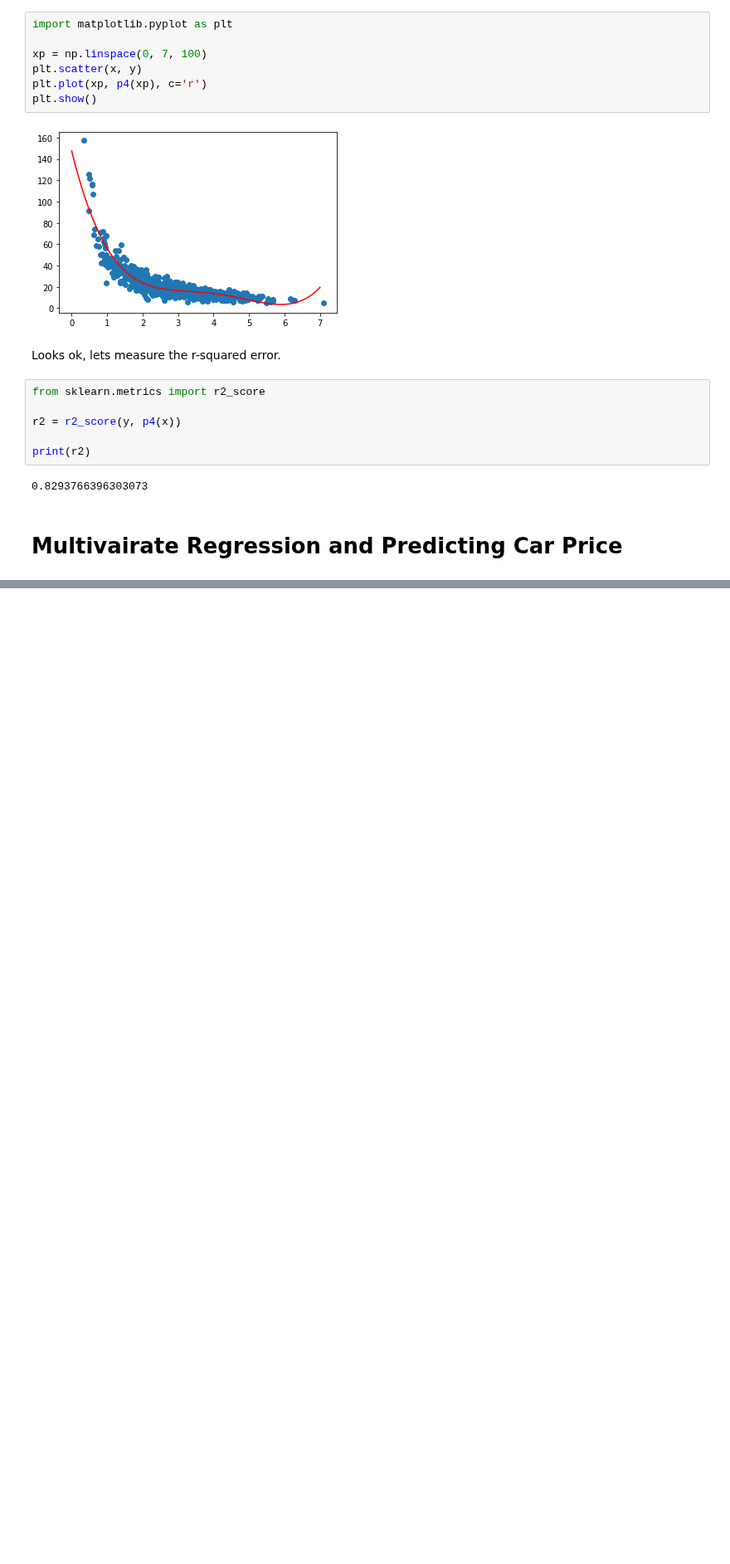
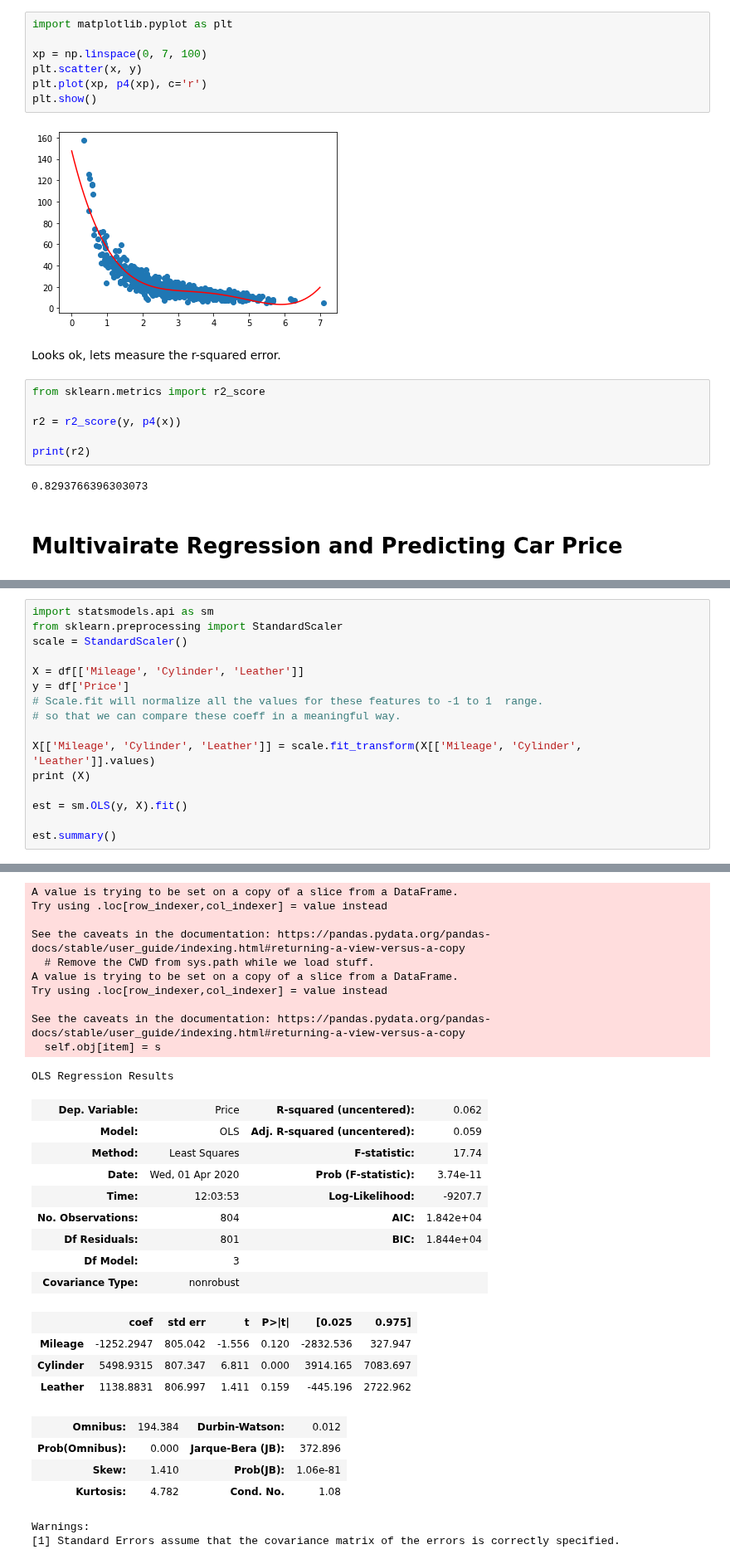
Before and after one commit to dariushazimi/notebooks, a Jupyter notebook: Machine_learning_data_science_and_deep_learning_with_python.ipynb, the cells around one changed output, grey strips where cells are left out. Shown at 83% size. Drawn from its saved outputs; the diff is of its cells as text; blank space fills up the shorter version.

```diff
--- a/Machine_learning_data_science_and_deep_learning_with_python.ipynb
+++ b/Machine_learning_data_science_and_deep_learning_with_python.ipynb
@@ -542,0 +580,17 @@ ie: Predicting a price for a car based on its many attributes body style, brankd
+# %%
+import statsmodels.api as sm
+from sklearn.preprocessing import StandardScaler
+scale = StandardScaler()
+
+X = df[['Mileage', 'Cylinder', 'Leather']]
+y = df['Price']
+# Scale.fit will normalize all the values for these features to -1 to 1  range.
+# so that we can compare these coeff in a meaningful way.
+
+X[['Mileage', 'Cylinder', 'Leather']] = scale.fit_transform(X[['Mileage', 'Cylinder', 'Leather']].values)
+print (X)
+
+est = sm.OLS(y, X).fit()
+
+est.summary()
+# %% [output]
@@ -542,0 +611,30 @@ ie: Predicting a price for a car based on its many attributes body style, brankd
+A value is trying to be set on a copy of a slice from a DataFrame.
+Try using .loc[row_indexer,col_indexer] = value instead
+
+See the caveats in the documentation: https://pandas.pydata.org/pandas-docs/stable/user_guide/indexing.html#returning-a-view-versus-a-copy
+  # Remove the CWD from sys.path while we load stuff.
+A value is trying to be set on a copy of a slice from a DataFrame.
+Try using .loc[row_indexer,col_indexer] = value instead
+
+See the caveats in the documentation: https://pandas.pydata.org/pandas-docs/stable/user_guide/indexing.html#returning-a-view-versus-a-copy
+  self.obj[item] = s
+OLS Regression Results
+| Dep. Variable: | Price | R-squared (uncentered): | 0.062 |
+| Model: | OLS | Adj. R-squared (uncentered): | 0.059 |
+| Method: | Least Squares | F-statistic: | 17.74 |
+| Date: | Wed, 01 Apr 2020 | Prob (F-statistic): | 3.74e-11 |
+| Time: | 12:03:53 | Log-Likelihood: | -9207.7 |
+| No. Observations: | 804 | AIC: | 1.842e+04 |
+| Df Residuals: | 801 | BIC: | 1.844e+04 |
+| Df Model: | 3 |  |  |
+| Covariance Type: | nonrobust |  |  |
+|  | coef | std err | t | P>|t| | [0.025 | 0.975] |
+| Mileage | -1252.2947 | 805.042 | -1.556 | 0.120 | -2832.536 | 327.947 |
+| Cylinder | 5498.9315 | 807.347 | 6.811 | 0.000 | 3914.165 | 7083.697 |
+| Leather | 1138.8831 | 806.997 | 1.411 | 0.159 | -445.196 | 2722.962 |
+| Omnibus: | 194.384 | Durbin-Watson: | 0.012 |
+| Prob(Omnibus): | 0.000 | Jarque-Bera (JB): | 372.896 |
+| Skew: | 1.410 | Prob(JB): | 1.06e-81 |
+| Kurtosis: | 4.782 | Cond. No. | 1.08 |
+Warnings:
+[1] Standard Errors assume that the covariance matrix of the errors is correctly specified.
```
Also changed, not shown: parts of 14 cells of this notebook.
